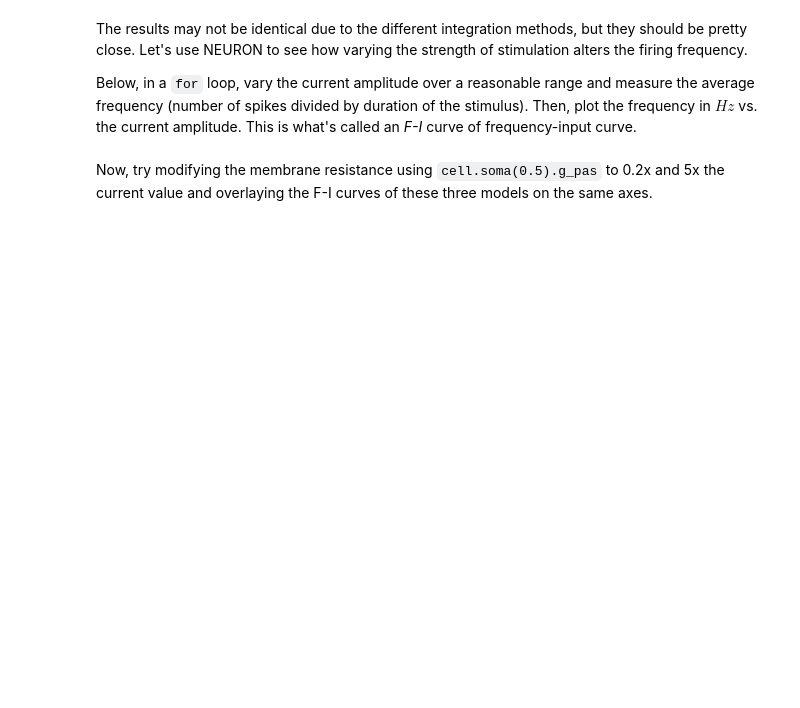
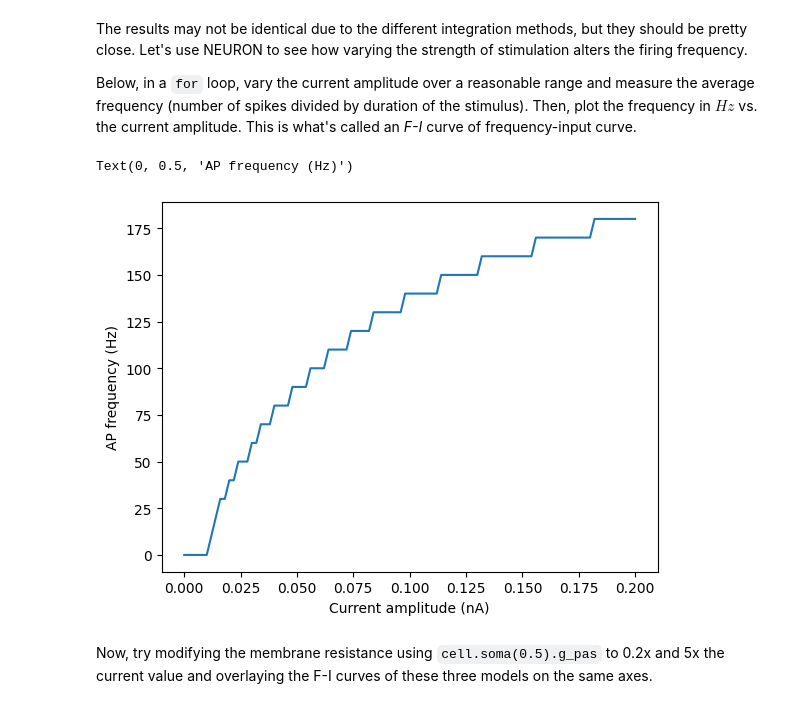
Before and after one commit to lw-miles24/5-CompModNervSys-LIFneuron, a Jupyter notebook: CompModNervSys_exercise5.ipynb, the cells around one changed output. Drawn from its saved outputs; the diff is of its cells as text; code cells hidden in the pictures; blank space fills up the shorter version.

```diff
--- a/CompModNervSys_exercise5.ipynb
+++ b/CompModNervSys_exercise5.ipynb
@@ -411,2 +582,39 @@ Below, in a `for` loop, vary the current amplitude over a reasonable range and m
+# %%
+# re-define function without plotting
+def run_without_plot_LIFnrn(cell,i_stim):
+    h.run()
+    t = cell.t.to_python(np.zeros(len(cell.t)))  # convert to numpy arrays (not actually necessary for plotting)
+    v = cell.soma_v.to_python(np.zeros(len(cell.soma_v)))
+    spike_times = cell.spike_times.to_python(np.zeros(len(cell.spike_times))) # this one does need to be a numpy array
+    i_stim = i_stim.to_python(np.zeros(len(i_stim))) # same here, numpy arrays allows multiplying by scalar but NEURON Vectors don't
+
+    return v, spike_times, i_stim, t
+
+# parameters
+num_amps = 100
+amps_start = 0 # nA
+amps_end = 0.2 # nA
+cell.soma(0.5).g_pas = 1/33000 # S/cm^2
+
+# initialize output arrays
+avg_freqs = []
+ampstep = amps_end/num_amps
+
+amps = np.arange(amps_start,amps_end+ampstep,ampstep)
+
+for amp in amps:
+    iclamp.amp = amp # nA
+    _, spike_times, _, _ = run_without_plot_LIFnrn(cell,iclamp_rec)
+    avg_freq = 1000*len(spike_times) / iclamp.dur # convert to Hz
+    avg_freqs.append(avg_freq)
+
+fig = plt.figure()
+ax = fig.add_subplot(111)
+ax.plot(amps,avg_freqs)
+ax.set_xlabel('Current amplitude (nA)')
+ax.set_ylabel('AP frequency (Hz)')
+# %% [output]
+Text(0, 0.5, 'AP frequency (Hz)')
+[figure, added]
 # %% [markdown]
 Now, try modifying the membrane resistance using `cell.soma(0.5).g_pas` to 0.2x and 5x the current value and overlaying the F-I curves of these three models on the same axes.
```
Also changed, not shown: parts of 44 cells of this notebook.
